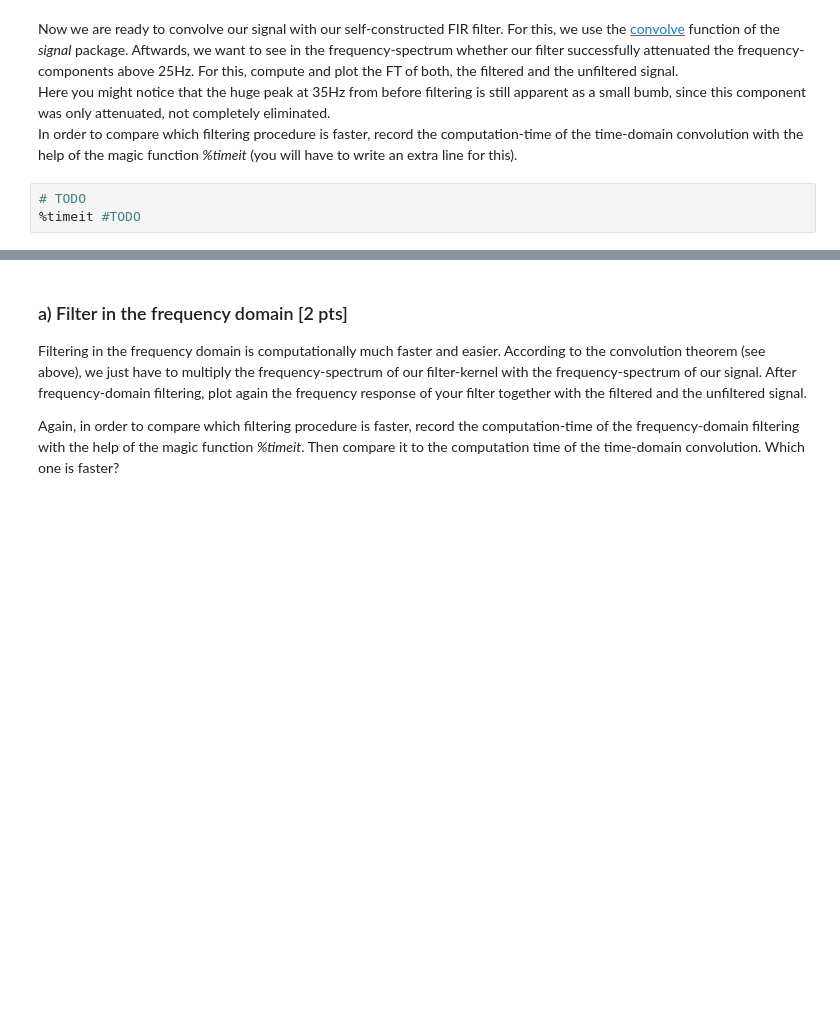
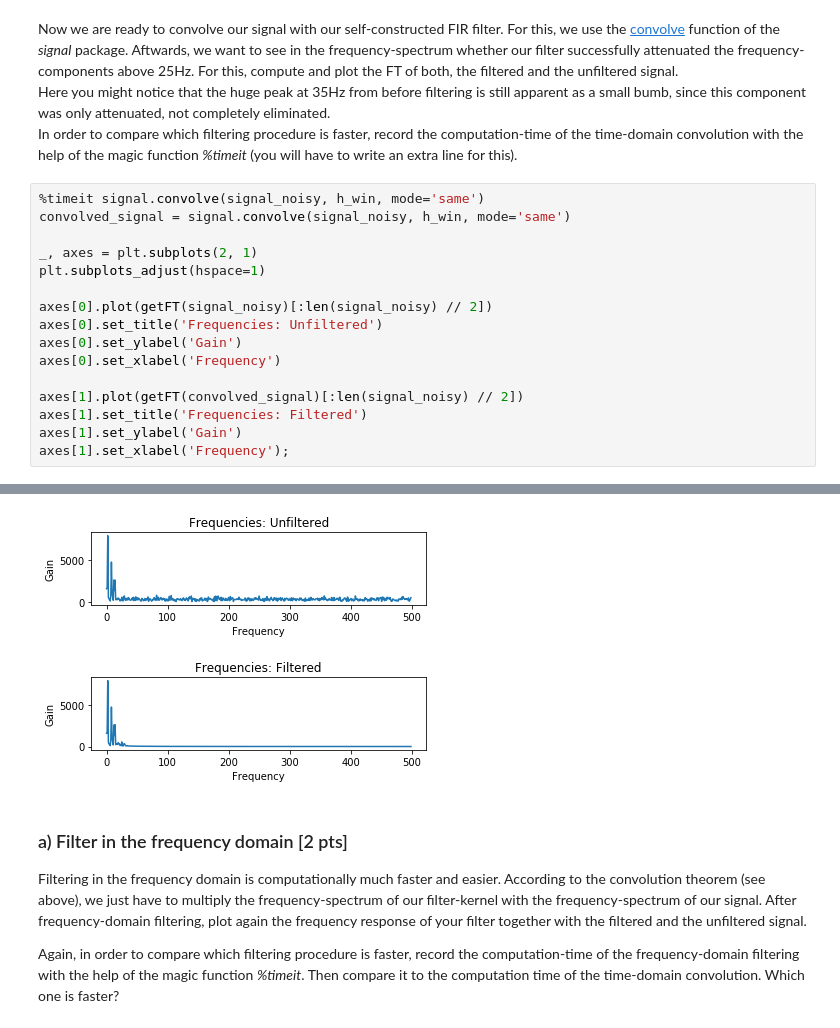
Before and after one commit to NBP-ACC/week-8-updated-acc_2, a Jupyter notebook: Sheet06.ipynb, the cells around one changed output, grey strips where cells are left out. Cells and saved outputs as stored; diff of their text form; blank space fills up the shorter version.

```diff
--- a/Sheet06.ipynb
+++ b/Sheet06.ipynb
@@ -159,6 +192,20 @@ Now we are ready to convolve our signal with our self-constructed FIR filter. Fo
 Aftwards, we want to see in the frequency-spectrum whether our filter successfully attenuated the frequency-components above 25Hz. For this, compute and plot the FT of both, the filtered and the unfiltered signal.
 Here you might notice that the huge peak at 35Hz from before filtering is still apparent as a small bumb, since this component was only attenuated, not completely eliminated.
 In order to compare which filtering procedure is faster, record the computation-time of the time-domain convolution with the help of the magic function *%timeit* (you will have to write an extra line for this).
-# %%
-# TODO
-%timeit #TODO
+# %%
+%timeit signal.convolve(signal_noisy, h_win, mode='same')
+convolved_signal = signal.convolve(signal_noisy, h_win, mode='same')
+
+_, axes = plt.subplots(2, 1)
+plt.subplots_adjust(hspace=1)
+
+axes[0].plot(getFT(signal_noisy)[:len(signal_noisy) // 2])
+axes[0].set_title('Frequencies: Unfiltered')
+axes[0].set_ylabel('Gain')
+axes[0].set_xlabel('Frequency')
+
+axes[1].plot(getFT(convolved_signal)[:len(signal_noisy) // 2])
+axes[1].set_title('Frequencies: Filtered')
+axes[1].set_ylabel('Gain')
+axes[1].set_xlabel('Frequency');
+# %% [output]
@@ -165,3 +213,4 @@ In order to compare which filtering procedure is faster, record the computation-
+[figure, added]
 # %% [markdown]
 ### a) Filter in the frequency domain [2 pts]
 Filtering in the frequency domain is computationally much faster and easier. According to the convolution theorem (see above), we just have to multiply the frequency-spectrum of our filter-kernel with the frequency-spectrum of our signal.
```
Also changed, not shown: parts of 7 cells of this notebook, 1 other file.
